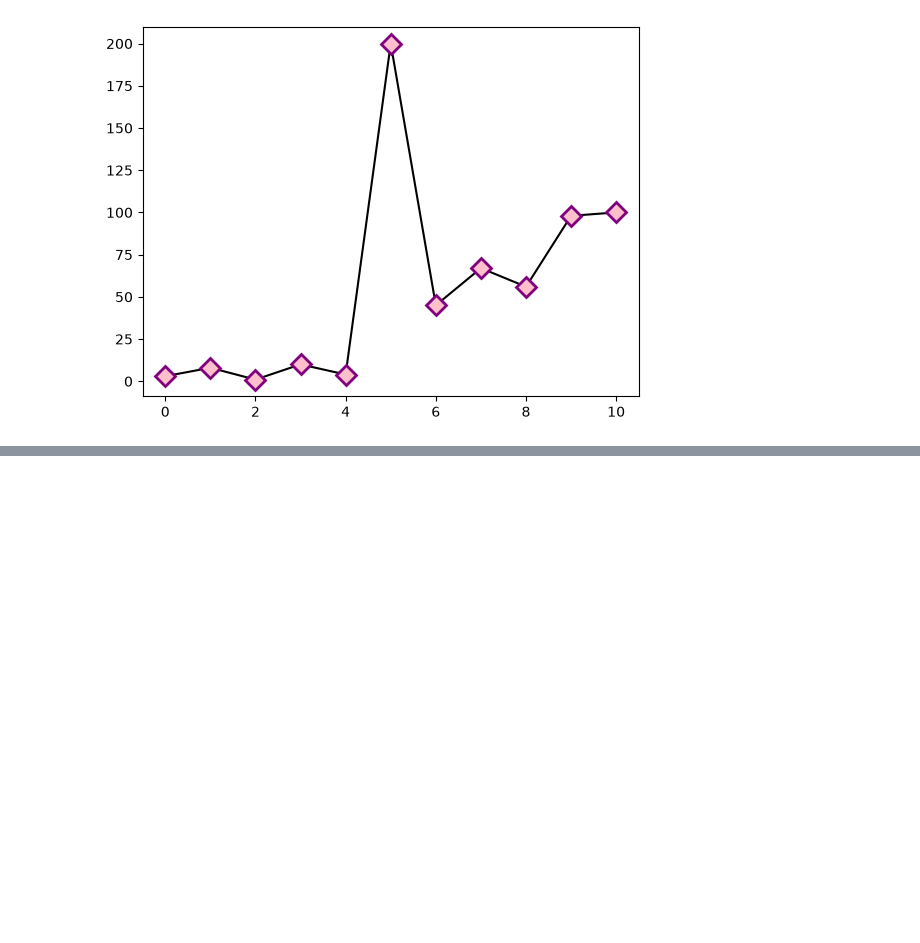
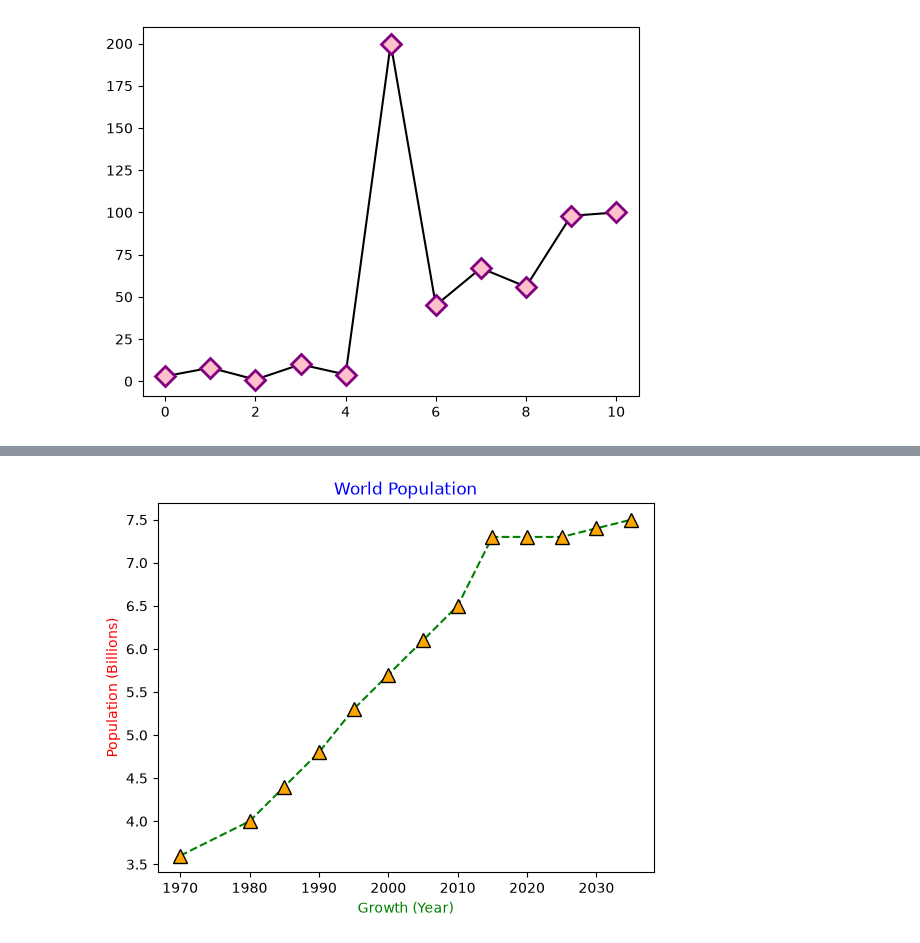
Before and after one commit to courjimen/R_GLAB_386.5.1, a Jupyter notebook: R_GLAB_386.5.1_LineCharts.ipynb, the cells around one changed output, grey strips where cells are left out. Cells and saved outputs as stored; diff of their text form; code cells hidden in the pictures; blank space fills up the shorter version.

```diff
--- a/R_GLAB_386.5.1_LineCharts.ipynb
+++ b/R_GLAB_386.5.1_LineCharts.ipynb
@@ -65,0 +83,11 @@ plt.show()
+# %%
+# title of World Population in blue
+# labels "growth by year" in green "population in billions" in red
+plt.plot(years, pops, linestyle='--', color='green', marker='^', ms=10, mew='1', mec='black', mfc='orange')
+
+plt.title('World Population', color='blue')
+plt.xlabel('Growth (Year)', color='green')
+plt.ylabel('Population (Billions)', color='red')
+plt.show()
+# %% [output]
+[figure, added]
```
Also changed, not shown: parts of 3 cells of this notebook, 1 other file.
